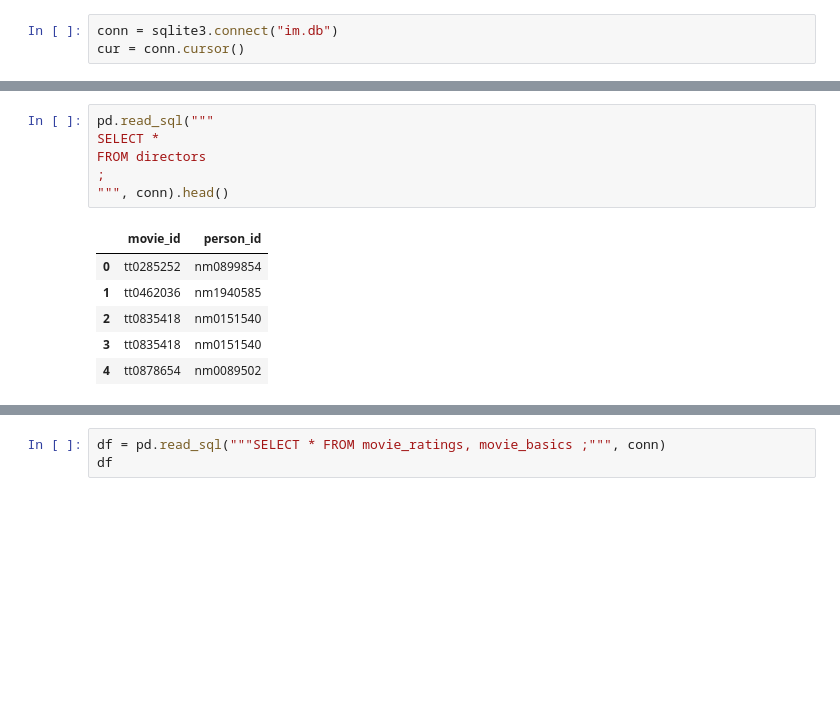
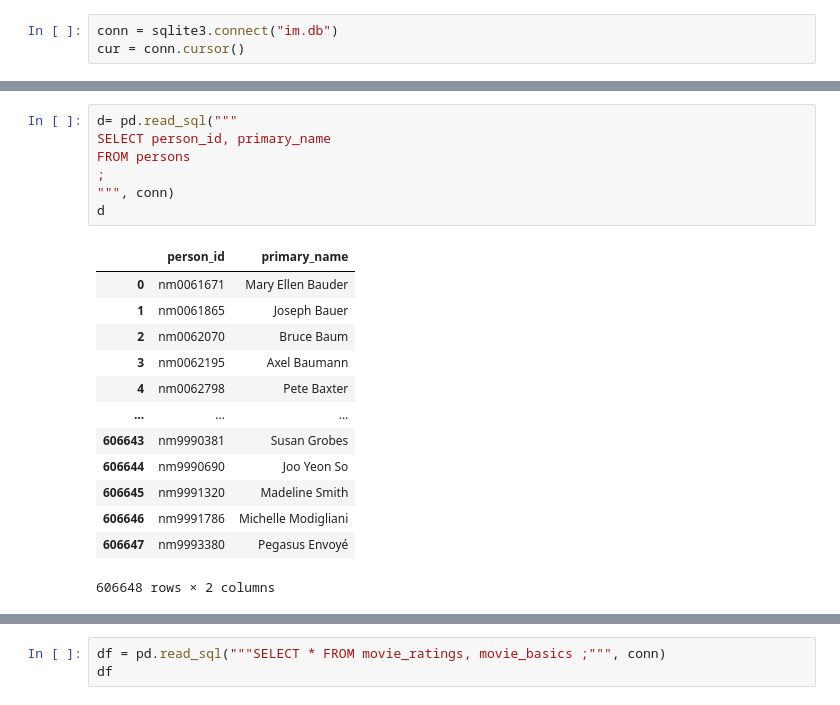
Before and after one commit to QuinnGrigsby/Capstone_Git-ing_it_done_MovieInformation, a Jupyter notebook: Data Understanding.ipynb, the cells around one changed output, grey strips where cells are left out. Cells and saved outputs as stored; diff of their text form; blank space fills up the shorter version.

```diff
--- a/Data Understanding.ipynb
+++ b/Data Understanding.ipynb
@@ -201,13 +255,21 @@ cur = conn.cursor()
 # %%
-pd.read_sql("""
-SELECT *
-FROM directors
+d= pd.read_sql("""
+SELECT person_id, primary_name
+FROM persons
 ;
-""", conn).head()
+""", conn)
+d
 # %% [output]
-|  | movie_id | person_id |
-| 0 | tt0285252 | nm0899854 |
-| 1 | tt0462036 | nm1940585 |
-| 2 | tt0835418 | nm0151540 |
-| 3 | tt0835418 | nm0151540 |
-| 4 | tt0878654 | nm0089502 |
+|  | person_id | primary_name |
+| 0 | nm0061671 | Mary Ellen Bauder |
+| 1 | nm0061865 | Joseph Bauer |
+| 2 | nm0062070 | Bruce Baum |
+| 3 | nm0062195 | Axel Baumann |
+| 4 | nm0062798 | Pete Baxter |
+| ... | ... | ... |
+| 606643 | nm9990381 | Susan Grobes |
+| 606644 | nm9990690 | Joo Yeon So |
+| 606645 | nm9991320 | Madeline Smith |
+| 606646 | nm9991786 | Michelle Modigliani |
+| 606647 | nm9993380 | Pegasus Envoyé |
+606648 rows × 2 columns
```
Also changed, not shown: parts of 6 cells of this notebook.
